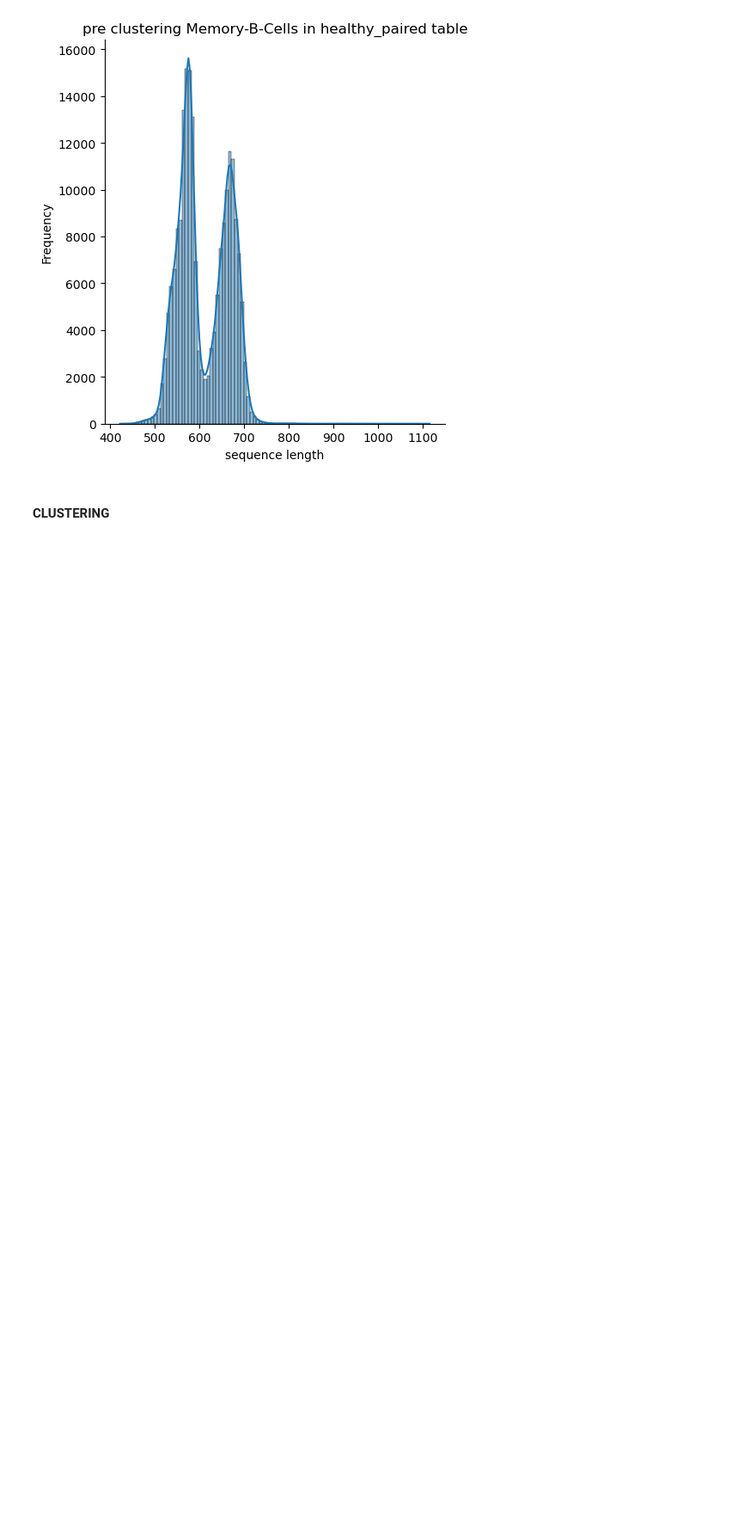
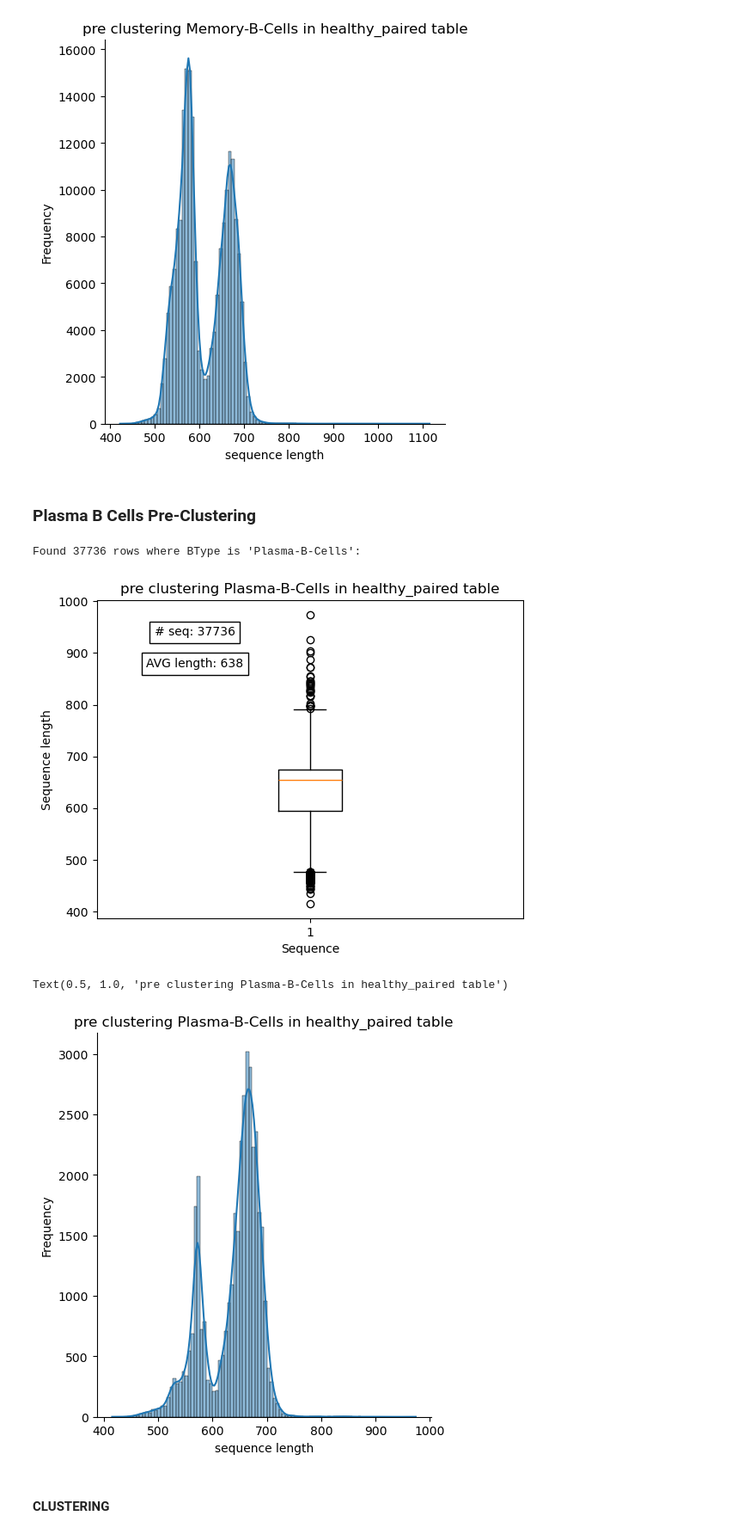
Before and after one commit to leaBroe/BERT_for_antibody_pairing, a Jupyter notebook: OAS_db_EDA_paired.ipynb, the cells around one changed output. Shown at 86% size. Cells and saved outputs as stored; diff of their text form; code cells hidden in the pictures; blank space fills up the shorter version.

Commit message:
added all B Types to EDA Pre Clustering

```diff
--- a/OAS_db_EDA_paired.ipynb
+++ b/OAS_db_EDA_paired.ipynb
@@ -219,6 +219,60 @@ plt.title('pre clustering Memory-B-Cells in healthy_paired table')
 [figure]
 Text(0.5, 1.0, 'pre clustering Memory-B-Cells in healthy_paired table')
 [figure]
+# %% [markdown]
+### Plasma B Cells Pre-Clustering
+# %%
+# Path to your SQLite database
+db_path = '/ibmm_data/oas_database/OAS.db'
+
+# Connect to the SQLite database
+conn = sqlite3.connect(db_path)
+cursor = conn.cursor()
+
+# SQL statement to select rows where BType is 'Plasma-B-Cells'
+select_query = "SELECT sequence_heavy FROM healthy_paired WHERE BType = 'Plasma-B-Cells';"
+
+# Execute the query
+cursor.execute(select_query)
+
+# Fetch all matching rows
+rows_plasma_b_cells = cursor.fetchall()
+nbr_rows_plasma = len(rows_plasma_b_cells)
+
+# Check if any rows were found and print them
+if rows_plasma_b_cells:
+    print(f"Found {nbr_rows_plasma} rows where BType is 'Plasma-B-Cells':")
+    # for row in rows:
+    #     print(row)
+else:
+    print("No rows found where BType is 'Plasma-B-Cellss'.")
+
+# Close the connection
+conn.close()
+# %% [output]
+Found 37736 rows where BType is 'Plasma-B-Cells':
+# %%
+len_plasma = [len(str(x)) for x in rows_plasma_b_cells] #from sqlite3
+plt.boxplot(len_plasma)
+plt.ylabel('Sequence length')
+plt.xlabel('Sequence')
+plt.title('pre clustering Plasma-B-Cells in healthy_paired table')
+text = f'# seq: {str(len(rows_plasma_b_cells))}'
+plt.text(0.23, 0.9, text, transform=plt.gca().transAxes, ha='center', va='center',
+        bbox=dict(facecolor='white', edgecolor='black'))
+text = f'AVG length: {str(round(statistics.mean(len_plasma)))}'
+plt.text(0.23, 0.80, text, transform=plt.gca().transAxes, ha='center', va='center',
+        bbox=dict(facecolor='white', edgecolor='black'))
+plt.show()
+
+sns.displot(len_plasma, kde=True, bins=100)
+plt.xlabel('sequence length')
+plt.ylabel('Frequency')
+plt.title('pre clustering Plasma-B-Cells in healthy_paired table')
+# %% [output]
+[figure, added]
+Text(0.5, 1.0, 'pre clustering Plasma-B-Cells in healthy_paired table')
+[figure, added]
 # %% [markdown]
 #### CLUSTERING
 # %% [markdown]
```
Also changed, not shown: parts of 1 cell of this notebook.
